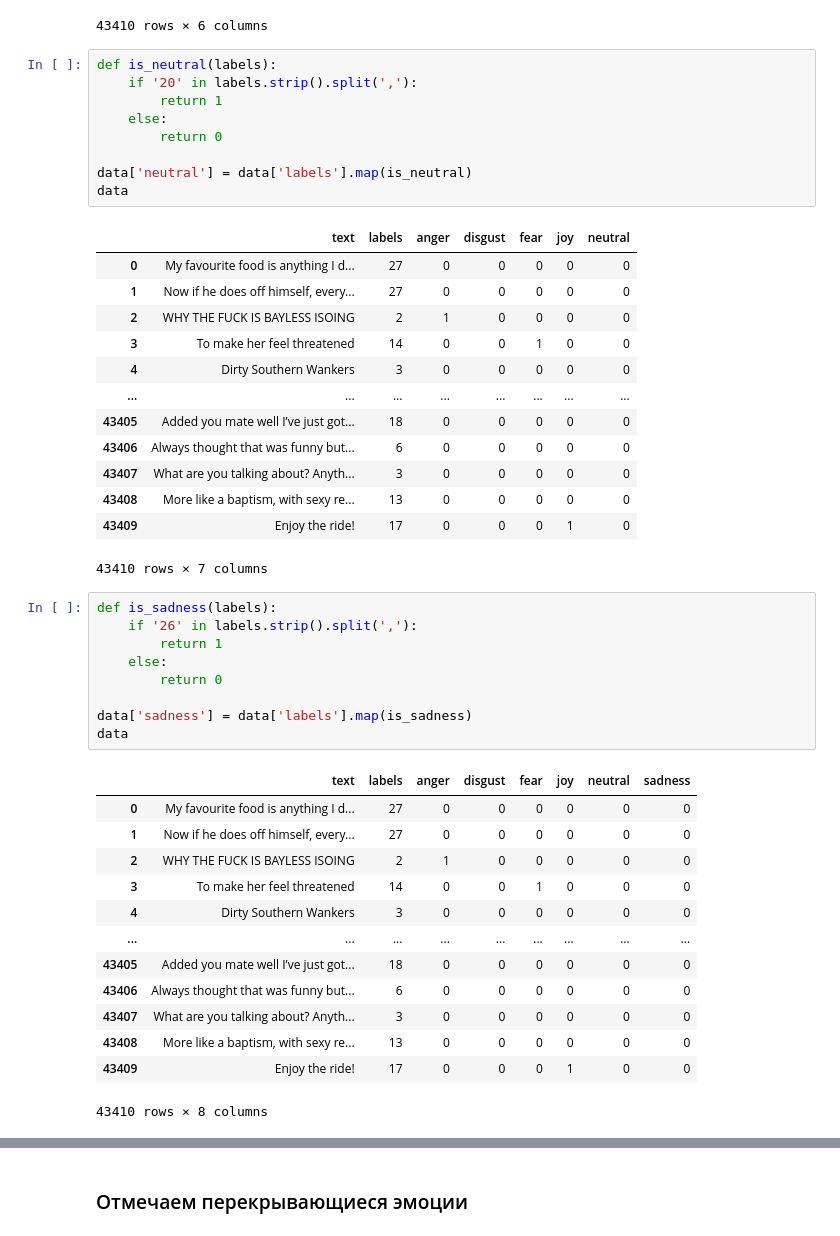
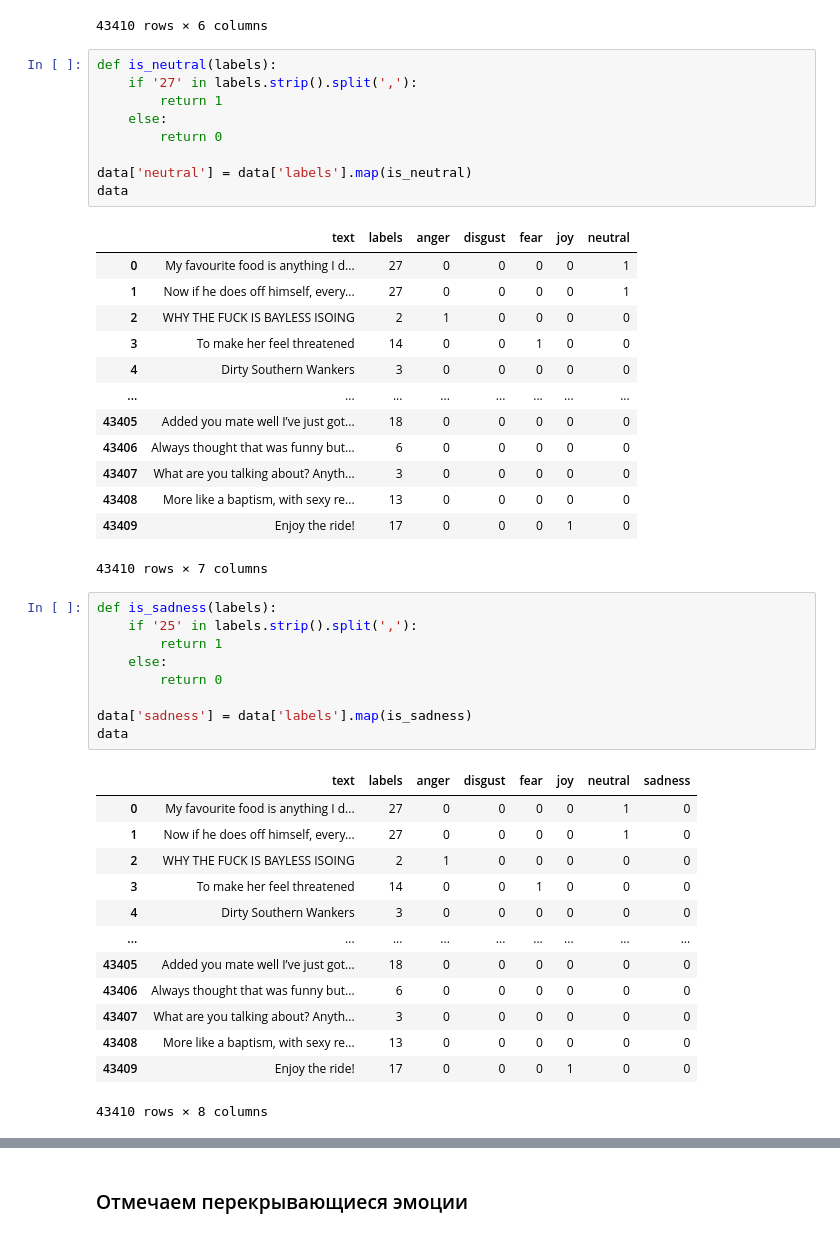
Before and after one commit to itallix/fluffy-carnival, a Jupyter notebook: notebooks/original_set_processing.ipynb, the cells around one changed output, grey strips where cells are left out. Cells and saved outputs as stored; diff of their text form.

```diff
--- a/notebooks/original_set_processing.ipynb
+++ b/notebooks/original_set_processing.ipynb
@@ -150,17 +151,17 @@ data
 43410 rows × 6 columns
 # %%
 def is_neutral(labels):
-    if '20' in labels.strip().split(','):
+    if '27' in labels.strip().split(','):
         return 1
     else:
         return 0
 
 data['neutral'] = data['labels'].map(is_neutral)
 data
 # %% [output]
 |  | text | labels | anger | disgust | fear | joy | neutral |
-| 0 | My favourite food is anything I d... | 27 | 0 | 0 | 0 | 0 | 0 |
-| 1 | Now if he does off himself, every... | 27 | 0 | 0 | 0 | 0 | 0 |
+| 0 | My favourite food is anything I d... | 27 | 0 | 0 | 0 | 0 | 1 |
+| 1 | Now if he does off himself, every... | 27 | 0 | 0 | 0 | 0 | 1 |
 | 2 | WHY THE FUCK IS BAYLESS ISOING | 2 | 1 | 0 | 0 | 0 | 0 |
 | 3 | To make her feel threatened | 14 | 0 | 0 | 1 | 0 | 0 |
 | 4 | Dirty Southern Wankers | 3 | 0 | 0 | 0 | 0 | 0 |
@@ -173,7 +174,7 @@ data
 43410 rows × 7 columns
 # %%
 def is_sadness(labels):
-    if '26' in labels.strip().split(','):
+    if '25' in labels.strip().split(','):
         return 1
     else:
         return 0
@@ -182,8 +183,8 @@ data['sadness'] = data['labels'].map(is_sadness)
 data
 # %% [output]
 |  | text | labels | anger | disgust | fear | joy | neutral | sadness |
-| 0 | My favourite food is anything I d... | 27 | 0 | 0 | 0 | 0 | 0 | 0 |
-| 1 | Now if he does off himself, every... | 27 | 0 | 0 | 0 | 0 | 0 | 0 |
+| 0 | My favourite food is anything I d... | 27 | 0 | 0 | 0 | 0 | 1 | 0 |
+| 1 | Now if he does off himself, every... | 27 | 0 | 0 | 0 | 0 | 1 | 0 |
 | 2 | WHY THE FUCK IS BAYLESS ISOING | 2 | 1 | 0 | 0 | 0 | 0 | 0 |
 | 3 | To make her feel threatened | 14 | 0 | 0 | 1 | 0 | 0 | 0 |
 | 4 | Dirty Southern Wankers | 3 | 0 | 0 | 0 | 0 | 0 | 0 |
```
Also changed, not shown: parts of 28 cells of this notebook.
